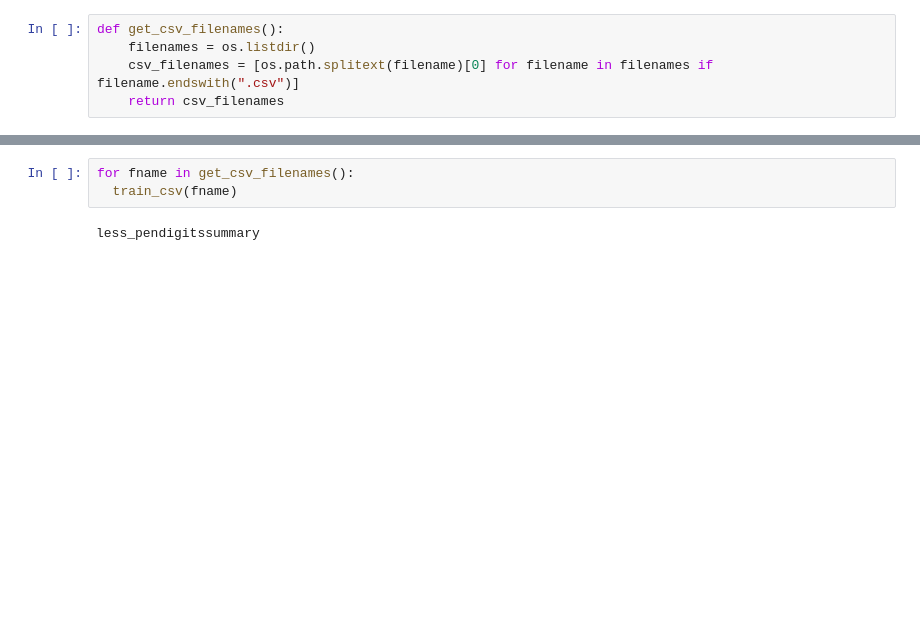
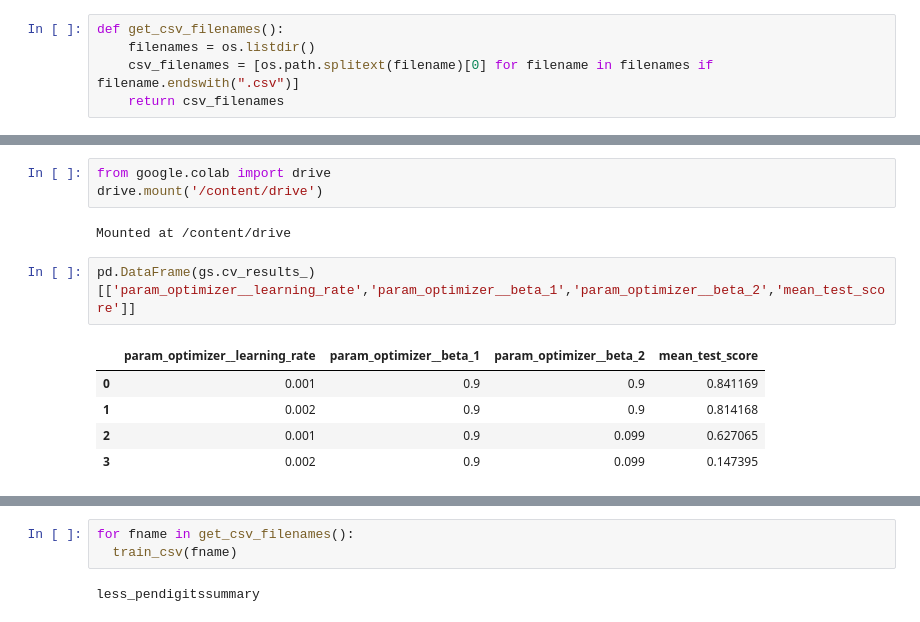
Before and after one commit to cyberseihis/bnnprint, a Jupyter notebook: notebooks/skqktnn.ipynb, the cells around one changed output, grey strips where cells are left out. Cells and saved outputs as stored; diff of their text form; blank space fills up the shorter version.

```diff
--- a/notebooks/skqktnn.ipynb
+++ b/notebooks/skqktnn.ipynb
@@ -205,0 +231,13 @@ AttributeError: ignored
+# %%
+from google.colab import drive
+drive.mount('/content/drive')
+# %% [output]
+Mounted at /content/drive
+# %%
+pd.DataFrame(gs.cv_results_)[['param_optimizer__learning_rate','param_optimizer__beta_1','param_optimizer__beta_2','mean_test_score']]
+# %% [output]
+|  | param_optimizer__learning_rate | param_optimizer__beta_1 | param_optimizer__beta_2 | mean_test_score |
+| 0 | 0.001 | 0.9 | 0.9 | 0.841169 |
+| 1 | 0.002 | 0.9 | 0.9 | 0.814168 |
+| 2 | 0.001 | 0.9 | 0.099 | 0.627065 |
+| 3 | 0.002 | 0.9 | 0.099 | 0.147395 |
```
Also changed, not shown: parts of 17 cells of this notebook.
